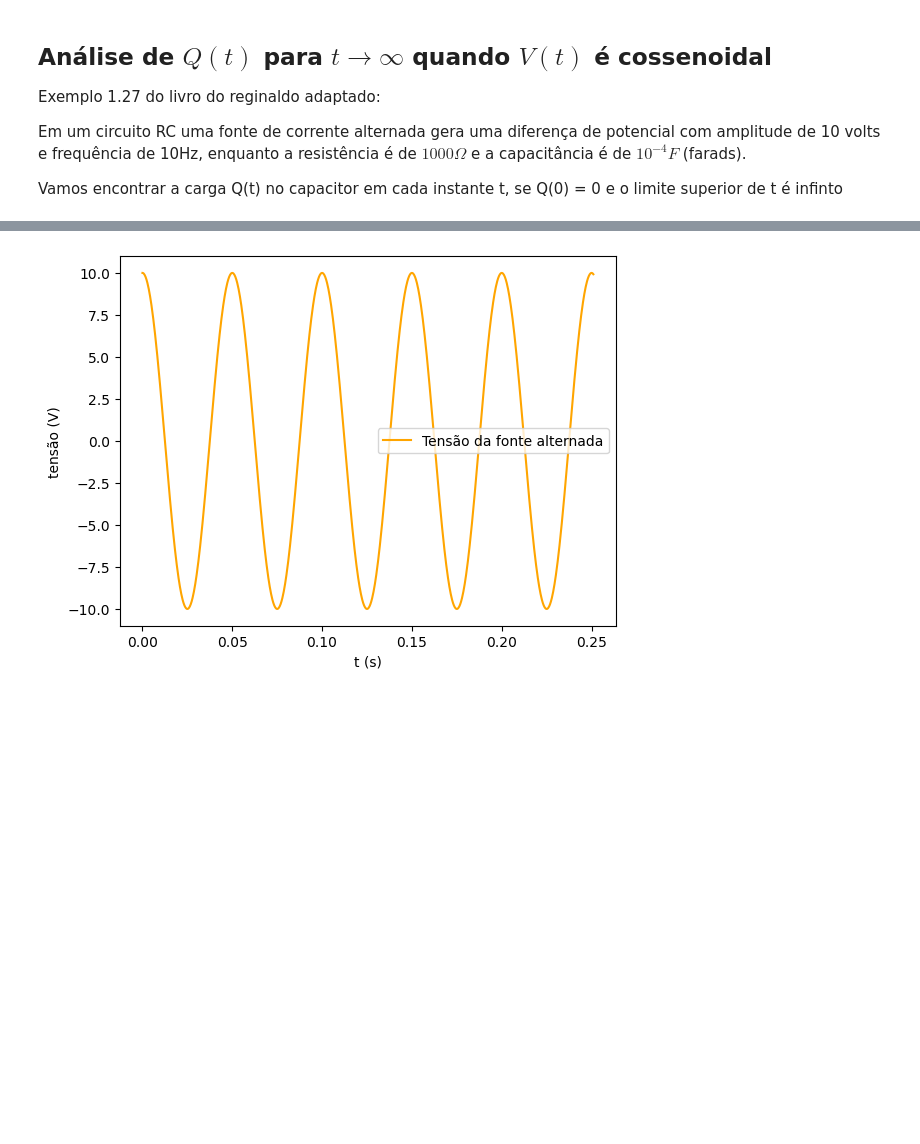
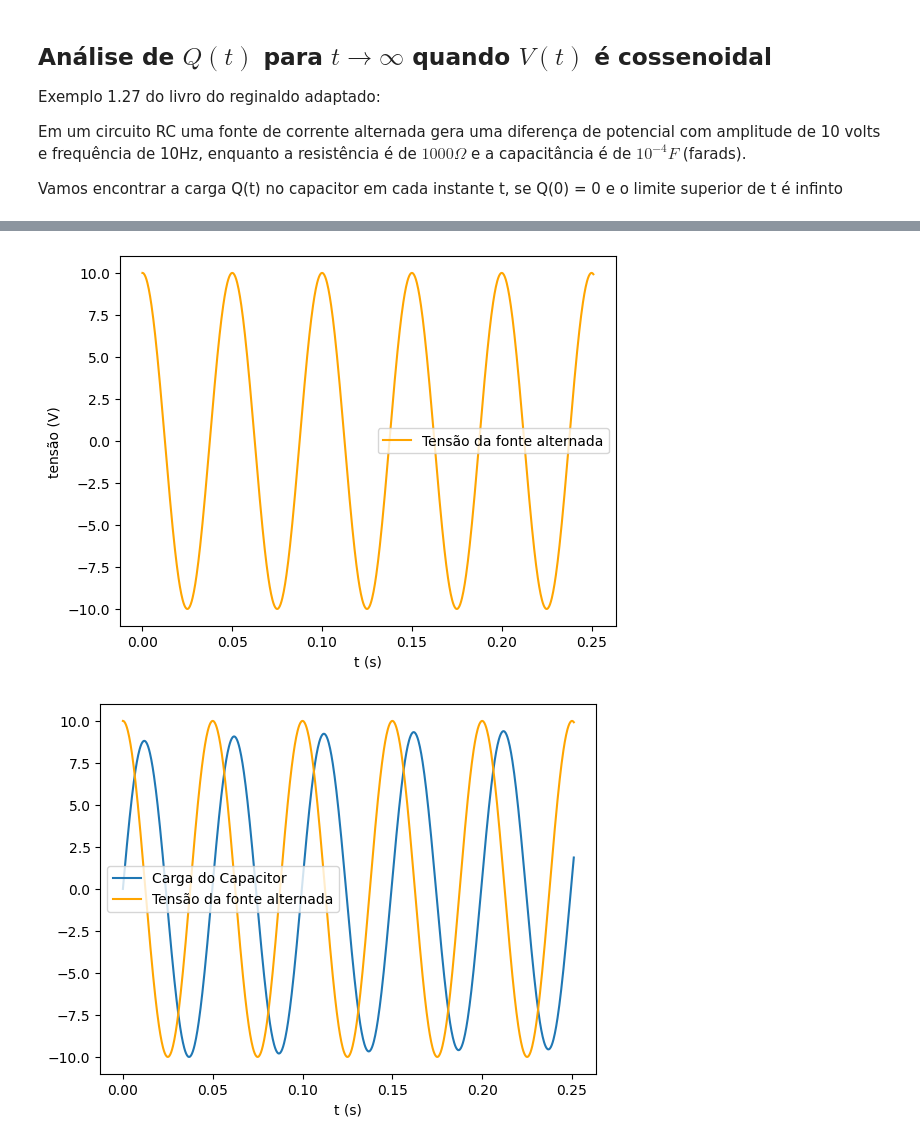
Before and after one commit to DiegoAscanio/jupyterlite, a Jupyter notebook: content/aav1-mbed-exemplo-2.ipynb, the cells around one changed output, grey strips where cells are left out. Drawn from its saved outputs; the diff is of its cells as text; code cells hidden in the pictures; blank space fills up the shorter version.

```diff
--- a/content/aav1-mbed-exemplo-2.ipynb
+++ b/content/aav1-mbed-exemplo-2.ipynb
@@ -23,30 +23,46 @@ hard_function = lambda t, V = V, R = R, C = C: np.exp(t/(R*C)) * V(t) / R
 def Q(t, Q_0 = 0, R = R, C = C, V = V):
     result  = 1 / np.exp(t/(R*C))
     result *= (
         integrate(
              hard_function, 0, t
         )[0] +
         Q_0
     )
     return result
 
 time_interval = np.linspace(0, 0.251, 1000)
 y = np.vectorize(Q)(time_interval)
 
 # mostrar carga (y) por intervalo de tempo (x)
 plt.plot(time_interval, y, label = 'Carga do Capacitor')
 plt.xlabel('t (s)')
 plt.ylabel('Q (C)')
 plt.legend()
 plt.show()
 
 # mostrar tensão (V) por intervalo de tempo (x)
 tensao = np.vectorize(V)(time_interval)
 plt.plot(time_interval, tensao, label = 'Tensão da fonte alternada', color = 'orange')
 plt.xlabel('t (s)')
 plt.ylabel('tensão (V)')
 plt.legend()
 plt.show()
+
+# mostrar comparação a fins de estudo de comportamento com escala da carga para comparação
+q = y
+max_q = np.max(np.abs(q))
+if max_q == 0:
+    scale = 1.0
+else:
+    scale = np.max(np.abs(tensao)) / max_q   # fator de escala: converte Coulomb -> Volts (aprox) para plot
+q_scaled = q * scale
+
+plt.plot(time_interval, q_scaled, label = 'Carga do Capacitor')
+plt.plot(time_interval, tensao, label = 'Tensão da fonte alternada', color = 'orange')
+plt.xlabel('t (s)')
+plt.legend()
+plt.show()
 # %% [output]
 [figure]
 [figure]
+[figure, added]
```
